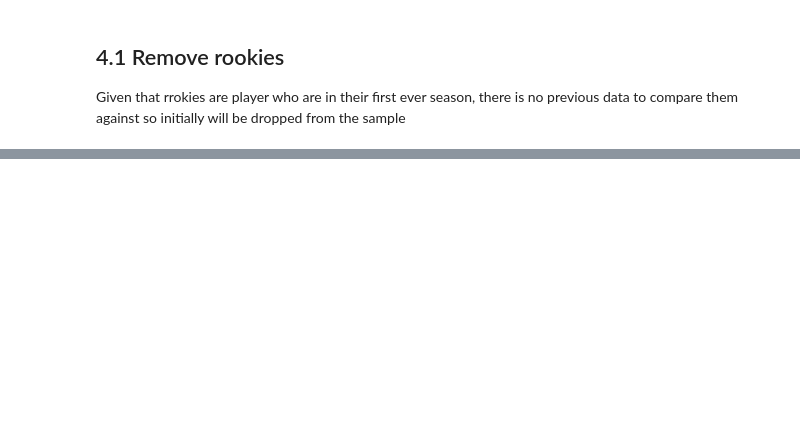
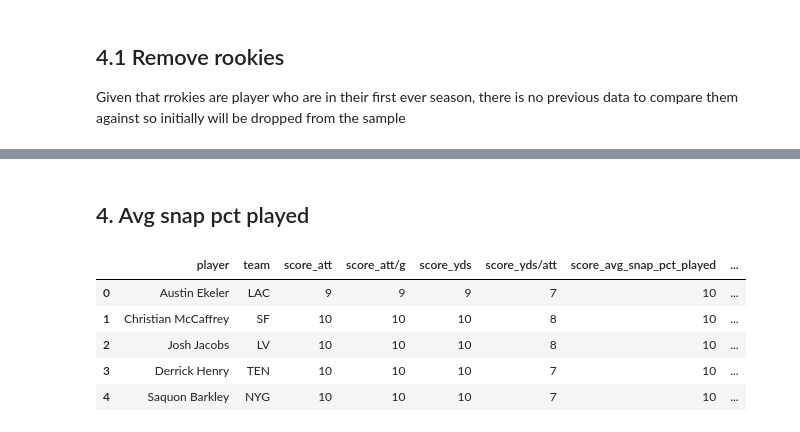
Before and after one commit to kevinmiguel97/Fantasy-Football-, a Jupyter notebook: Notebook.ipynb, the cells around one changed output, grey strips where cells are left out. Drawn from its saved outputs; the diff is of its cells as text; code cells hidden in the pictures; blank space fills up the shorter version.

```diff
--- a/Notebook.ipynb
+++ b/Notebook.ipynb
@@ -574,0 +564,9 @@ dtype: int64
+# %%
+def merge_score(df1, df2, col):
+    # Create provisional score column
+    df1['score'] = df1.apply(lambda x: score_column(x, df1, col), axis=1)
+    # Merge with new score df
+    df2 = df2.merge(df1[['player', 'score']], how='left', on='player').rename(columns={'score': f'score_{col}'})
+
+    # Check result
+    return df2
@@ -574,0 +575,7 @@ dtype: int64
+# %%
+# Exclude player without carries from scoring system
+df_scores_rb_22 = df_rb_22[df_rb_22['att'] > 25]
+# Create new df to add scores
+df_scores_rb_22 = df_scores_rb_22[['player', 'team']]
+
+df_scores_rb_22.head()
@@ -574,0 +626,15 @@ dtype: int64
+# %% [markdown]
+## 4. Avg snap pct played
+# %%
+df_scores_rb_22 = merge_score(df_rb_22, df_scores_rb_22, 'avg_snap_pct_played')
+
+df_scores_rb_22 = merge_score(df_rb_22, df_scores_rb_22, 'avg_snap_pct_global')
+
+df_scores_rb_22.head()
+# %% [output]
+|  | player | team | score_att | score_att/g | score_yds | score_yds/att | score_avg_snap_pct_played | ... |
+| 0 | Austin Ekeler | LAC | 9 | 9 | 9 | 7 | 10 | ... |
+| 1 | Christian McCaffrey | SF | 10 | 10 | 10 | 8 | 10 | ... |
+| 2 | Josh Jacobs | LV | 10 | 10 | 10 | 8 | 10 | ... |
+| 3 | Derrick Henry | TEN | 10 | 10 | 10 | 7 | 10 | ... |
+| 4 | Saquon Barkley | NYG | 10 | 10 | 10 | 7 | 10 | ... |
```
Also changed, not shown: parts of 18 cells of this notebook.
